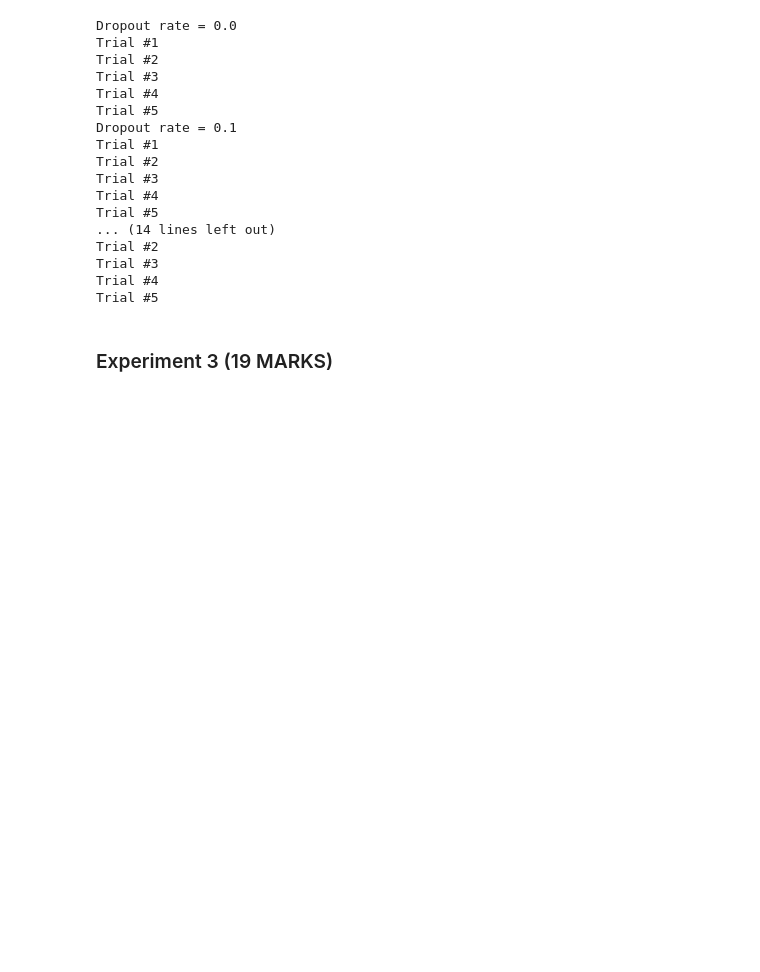
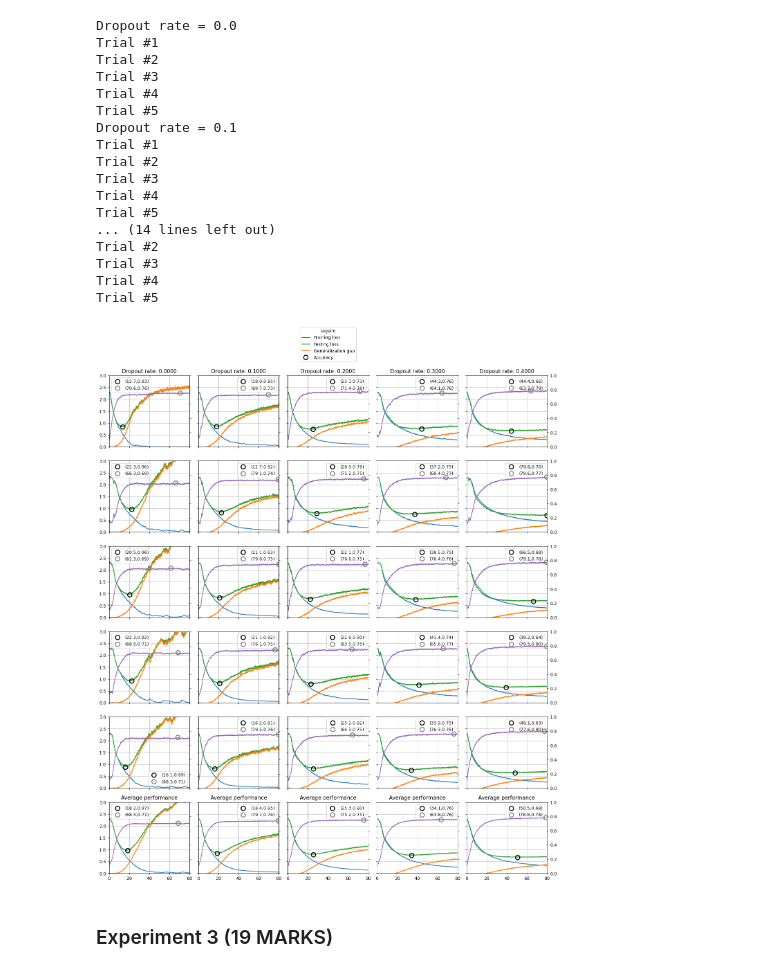
Before and after one commit to Guy29/CIFAR-10-experiments, a Jupyter notebook: 267649.ipynb, the cells around one changed output. Saved outputs shown, nothing was run; the diff lists cells and outputs as text; code cells hidden in the pictures; blank space fills up the shorter version.

Commit message:
Plots for dropout rate experiment

```diff
--- a/267649.ipynb
+++ b/267649.ipynb
@@ -427,22 +427,24 @@ Trial #5
 # %%
 # Creating a 6x5 grid of subplots
 fig, axes = plt.subplots(nrows=6, ncols=5, figsize=(15,18))
 
 # Plotting data in each subplot
 for col, dr in enumerate(results['dropout_rate']):
     performance_mean = rec_mean(results['dropout_rate'][dr])
     for row, data in enumerate(results['dropout_rate'][dr][:5]+[performance_mean]):
-        ticks = ('bottom',)*(row==5) + ('left',)*(col==0) + ('right',)*(col==8)
+        ticks = ('bottom',)*(row==5) + ('left',)*(col==0) + ('right',)*(col==4)
         plot_metrics_to_axes(data, axes[row,col], ticks=ticks, annotate=True, max_epochs=80)
         if row == 0: axes[row,col].set_title(f'Dropout rate: {dr:>.4f}')
         if row == 5: axes[row,col].set_title('Average performance')
 
 # Creating a horizontally centered unified legend for the whole figure
 fig.legend(['Training loss', 'Testing loss', 'Generalization gap', 'Accuracy'],
            loc='upper center', title='Legend', bbox_to_anchor=(0.5, 1), fontsize='medium')
 
 plt.tight_layout(rect=[0, 0, 1, 0.93])
 plt.show()
+# %% [output]
+[figure, added]
 # %% [markdown]
 ### Experiment 3 (19 MARKS) <ignore>
 # %% [markdown]
```
